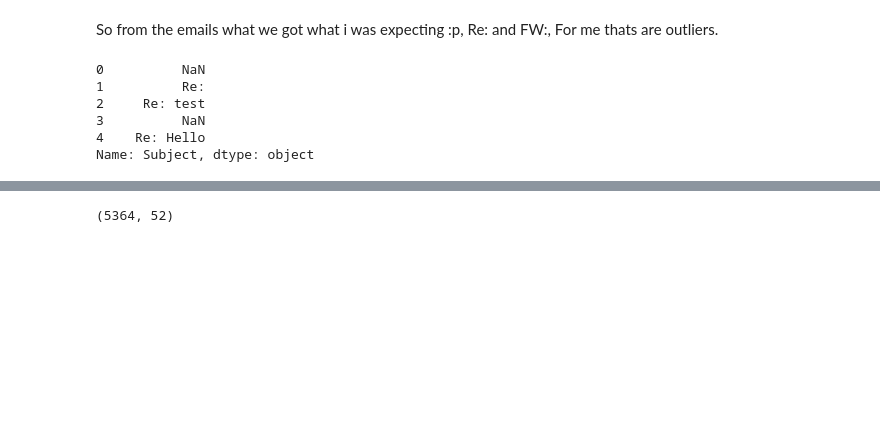
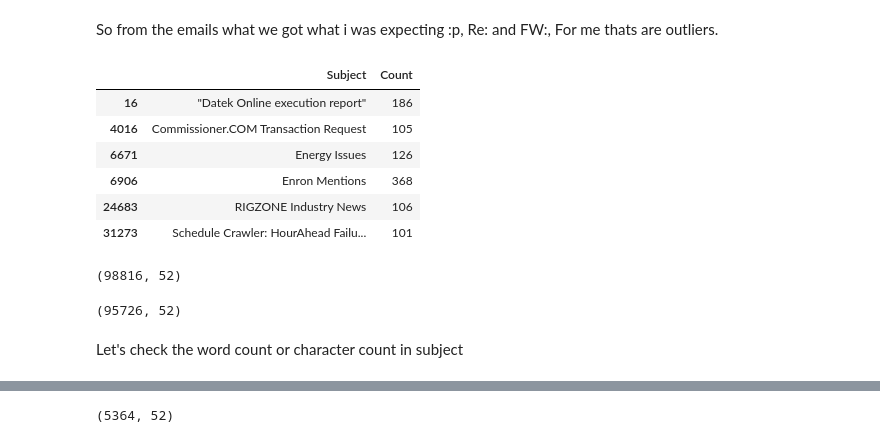
Before and after one commit to Connecting-the-Dots-with-ML/Email-Semantic-Analysis, a Jupyter notebook: Exploratory Data Analysis_mayur.ipynb, the cells around one changed output, grey strips where cells are left out. Saved outputs shown, nothing was run; the diff lists cells and outputs as text; code cells hidden in the pictures; blank space fills up the shorter version.

Commit message:
fix: removed same subject name outliers

```diff
--- a/Exploratory Data Analysis_mayur.ipynb
+++ b/Exploratory Data Analysis_mayur.ipynb
@@ -177,12 +177,21 @@ dfSubject[dfSubject['Count'] > 100]
 | 31273 | Schedule Crawler: HourAhead Failu... | 101 |
 # %% [markdown]
 So from the emails what we got what i was expecting :p, Re: and FW:, For me thats are outliers.
-# %%
-dfSubject.head()
-# %% [output]
-0          NaN
-1          Re:
-2     Re: test
-3          NaN
-4    Re: Hello
-Name: Subject, dtype: object
+# %%
+dfSubject[(dfSubject['Subject'] != 'RE:') & (dfSubject['Subject'] != 'FW:') & (dfSubject['Subject'] != 'Re:')][dfSubject['Count'] > 100]
+# %% [output]
+|  | Subject | Count |
+| 16 | "Datek Online execution report" | 186 |
+| 4016 | Commissioner.COM Transaction Request | 105 |
+| 6671 | Energy Issues | 126 |
+| 6906 | Enron Mentions | 368 |
+| 24683 | RIGZONE Industry News | 106 |
+| 31273 | Schedule Crawler: HourAhead Failu... | 101 |
+# %%
+df.shape
+# %% [output]
+(98816, 52)
+# %%
+df[(df['Subject'] != 'RE:') & (df['Subject'] != 'FW:') & (df['Subject'] != 'Re:')].shape  #removing the max same subjects
+# %% [output]
+(95726, 52)
@@ -189,3 +200,5 @@ Name: Subject, dtype: object
+# %% [markdown]
+Let's check the word count or character count in subject
 # %%
 pd.isna(df['Subject']).head()
 # %% [output]
```
Also changed, not shown: parts of 2 cells of this notebook.
